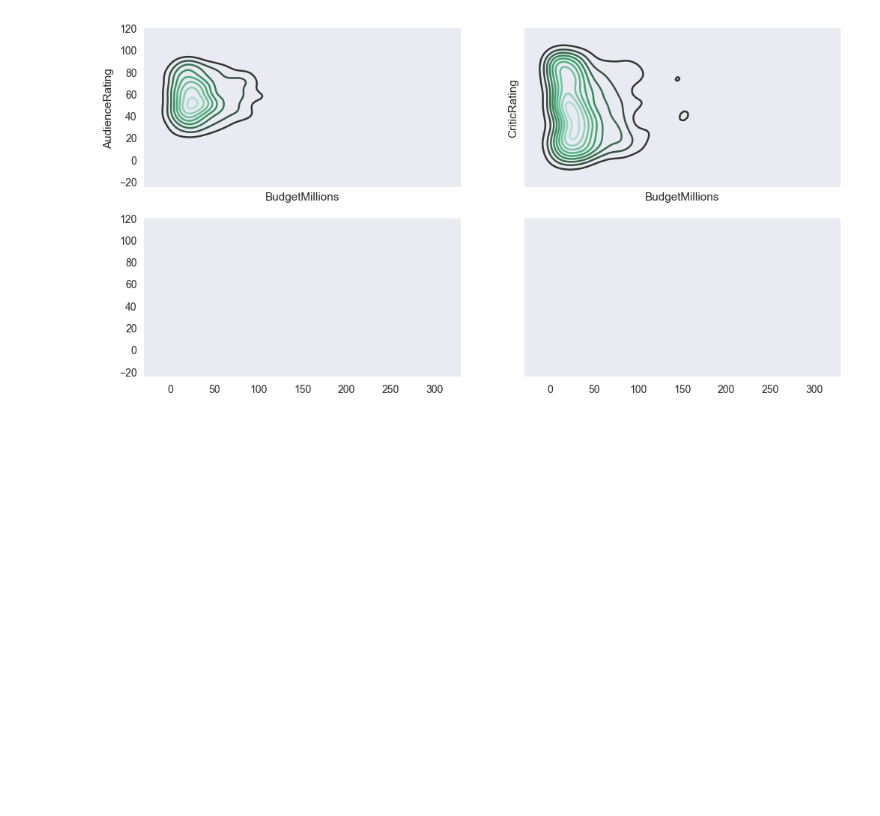
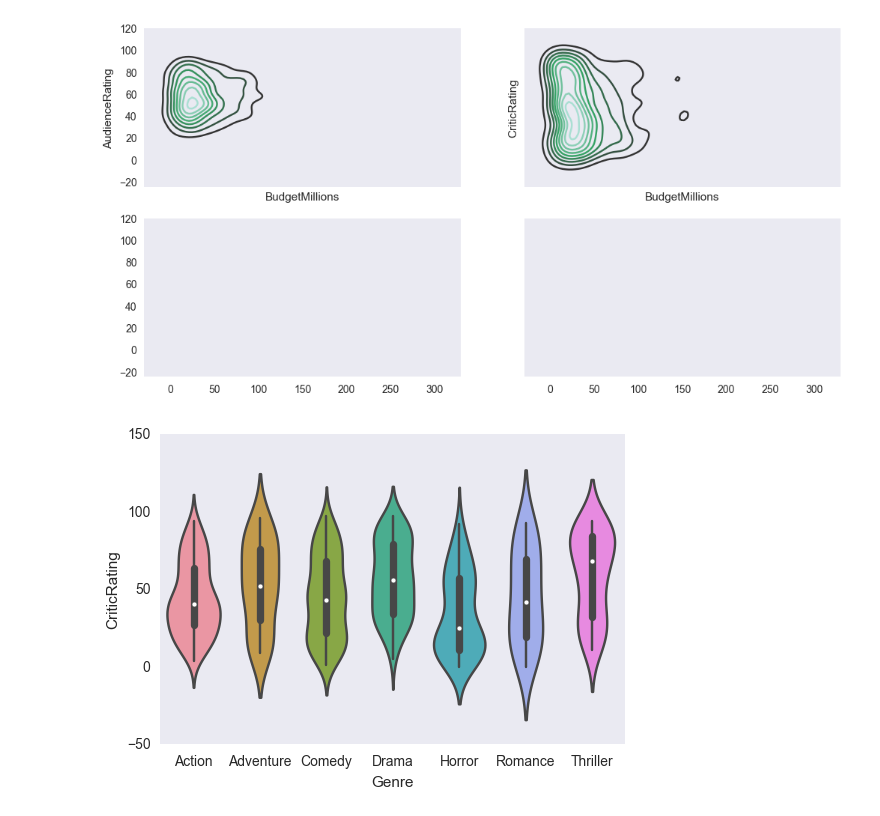
Before and after one commit to jamesferry11/Jupyter-Notebooks, a Jupyter notebook: Movie Ratings Analytics.ipynb, the cells around one changed output. Drawn from its saved outputs; the diff is of its cells as text; code cells hidden in the pictures; blank space fills up the shorter version.

```diff
--- a/Movie Ratings Analytics.ipynb
+++ b/Movie Ratings Analytics.ipynb
@@ -264,0 +178,4 @@ k2 = sns.kdeplot(movies.BudgetMillions, movies.CriticRating, ax=axes[0,1])
+# %%
+z = sns.violinplot(data=movies, x='Genre', y='CriticRating')
+# %% [output]
+[figure, added]
```
Also changed, not shown: parts of 24 cells of this notebook.
